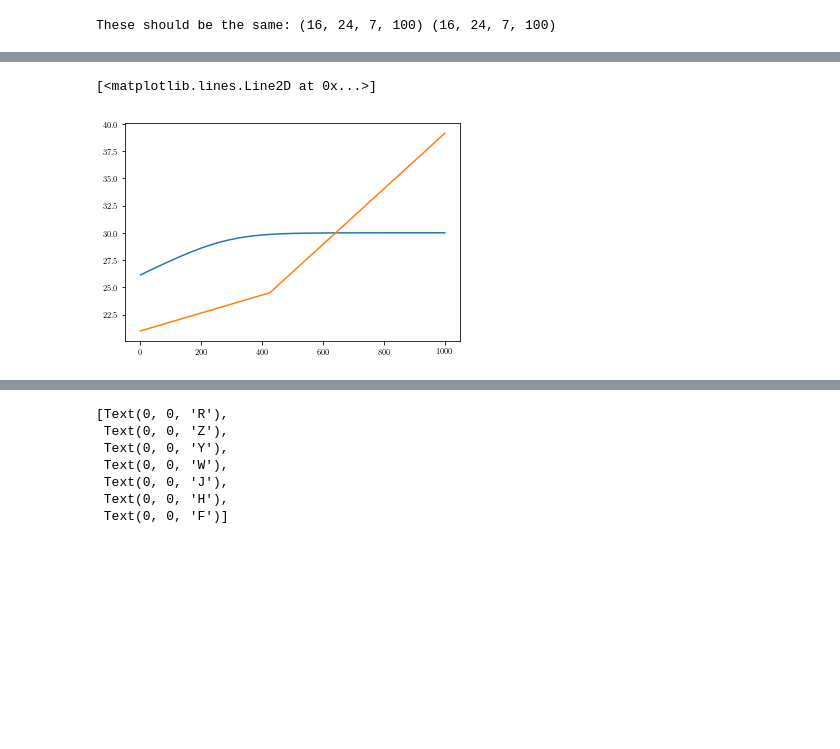
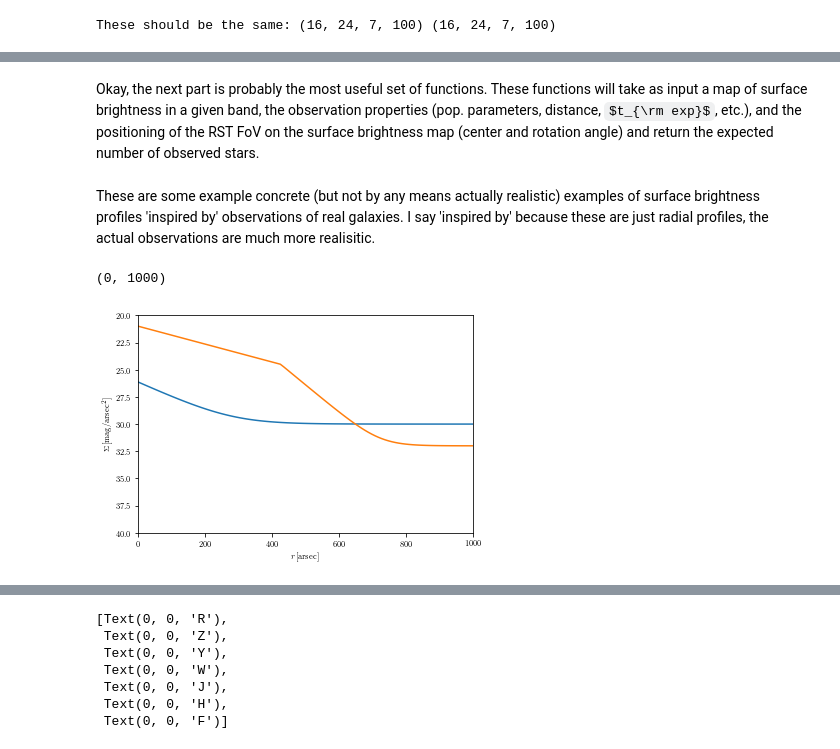
Before and after one commit to ltlancas/walter, a Jupyter notebook: observation.ipynb, the cells around one changed output, grey strips where cells are left out. Saved outputs shown, nothing was run; the diff lists cells and outputs as text; code cells hidden in the pictures; some formulas as TeX source; blank space fills up the shorter version.

Commit message:
Added functions that compute expected number of stars for a given observation, if you know the map over surface brightness. Should be able to apply this to several examples for the discussion.

```diff
--- a/observation.ipynb
+++ b/observation.ipynb
@@ -175,0 +252,2 @@ def convert_Sigma(surfIn,f_in,f_out,mi,aj):
+# %% [markdown]
+Okay, the next part is probably the most useful set of functions. These functions will take as input a map of surface brightness in a given band, the observation properties (pop. parameters, distance, $t_{\rm exp}$, etc.), and the positioning of the RST FoV on the surface brightness map (center and rotation angle) and return the expected number of observed stars.
@@ -176,4 +313,7 @@ def convert_Sigma(surfIn,f_in,f_out,mi,aj):
+# %% [markdown]
+These are some example concrete (but not by any means actually realistic) examples of surface brightness profiles 'inspired by' observations of real galaxies. I say 'inspired by' because these are just radial profiles, the actual observations are much more realisitic.
 # %%
+# This one is for Centaurus A
 def cenA_surf(r):
     ## parameters for a surface brightness profile of CenA
     # halo, made "by-eye" from Fig. 9 of Crnojevic et al. 2016
@@ -187,17 +327,27 @@ def cenA_surf(r):
     S2 = -2.5*np.log10(Llin + 10**(30/-2.5))
     return S2
 
+# This one is for NGC 4244
 def ngc4244_surf(r):
     # source is radburn-smith et al. 2011 Fig. 3
     # gives surface brightness in AB z band
     # r should be in. units of arcsec
     # ouput is mags/square arcsecond
-    return (21 + (3.5/425)*r)*(r<425) + (r>=425)*(13.68 + 0.02545*r)
+    res = (21 + (3.5/425)*r)*(r<425) + (r>=425)*(13.68 + 0.02545*r)
+    # we then apply a maximum surfae brightness (more realistic)
+    Lres = 10**(res/-2.5)
+    S2 = -2.5*np.log10(Lres + 10**(32/-2.5))
+    return S2
 # %%
+# Just displaying the profiles
 rlin = np.linspace(0,1000,100)
 
 plt.plot(rlin,cenA_surf(rlin))
 plt.plot(rlin,ngc4244_surf(rlin))
+plt.ylabel(r"$\Sigma \, [{\rm mag}/{\rm arsec}^2]$")
+plt.xlabel(r"$r \, [{\rm arsec}]$")
+plt.ylim(40,20)
+plt.xlim(0,1000)
 # %% [output]
-[<matplotlib.lines.Line2D at 0x...>]
+(0, 1000)
-[figure, old version]
+[figure, new version]
```
Also changed, not shown: parts of 14 cells of this notebook.
